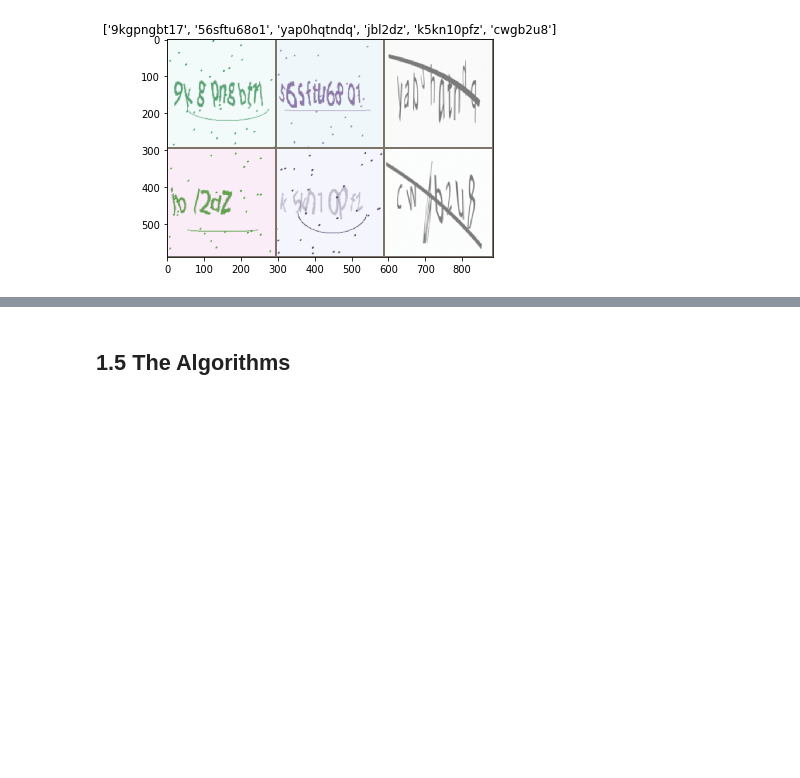
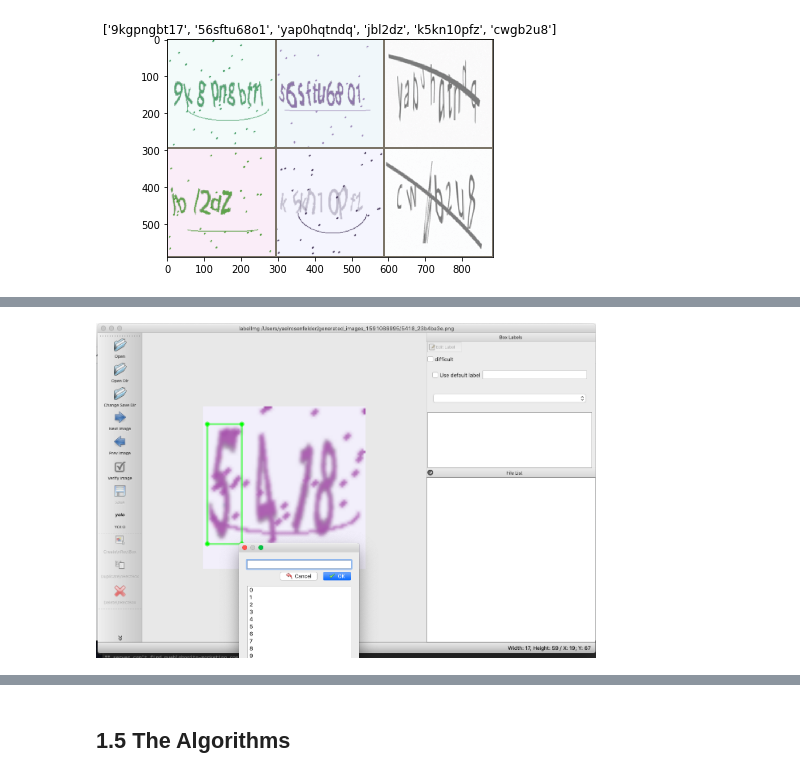
Before and after one commit to tomtalp/CaptchasProject, a Jupyter notebook: main_notebook.ipynb, the cells around one changed output, grey strips where cells are left out. Saved outputs shown, nothing was run; the diff lists cells and outputs as text; code cells hidden in the pictures; blank space fills up the shorter version.

```diff
--- a/main_notebook.ipynb
+++ b/main_notebook.ipynb
@@ -623,0 +642,4 @@ show_images_from_dataloader(out, title=classes_as_str)
+# %%
+ShowImage("./assets/yolo_label_example.png", width=500, height=80)
+# %% [output]
+[figure, added]
```
Also changed, not shown: parts of 56 cells of this notebook.
